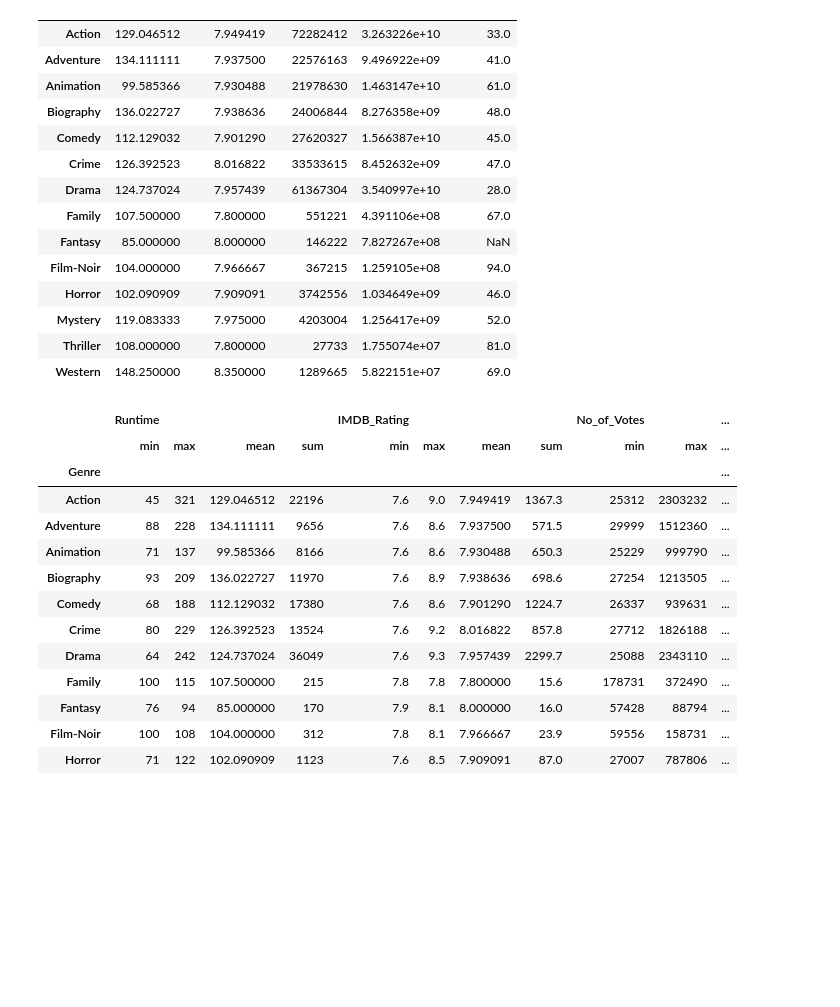
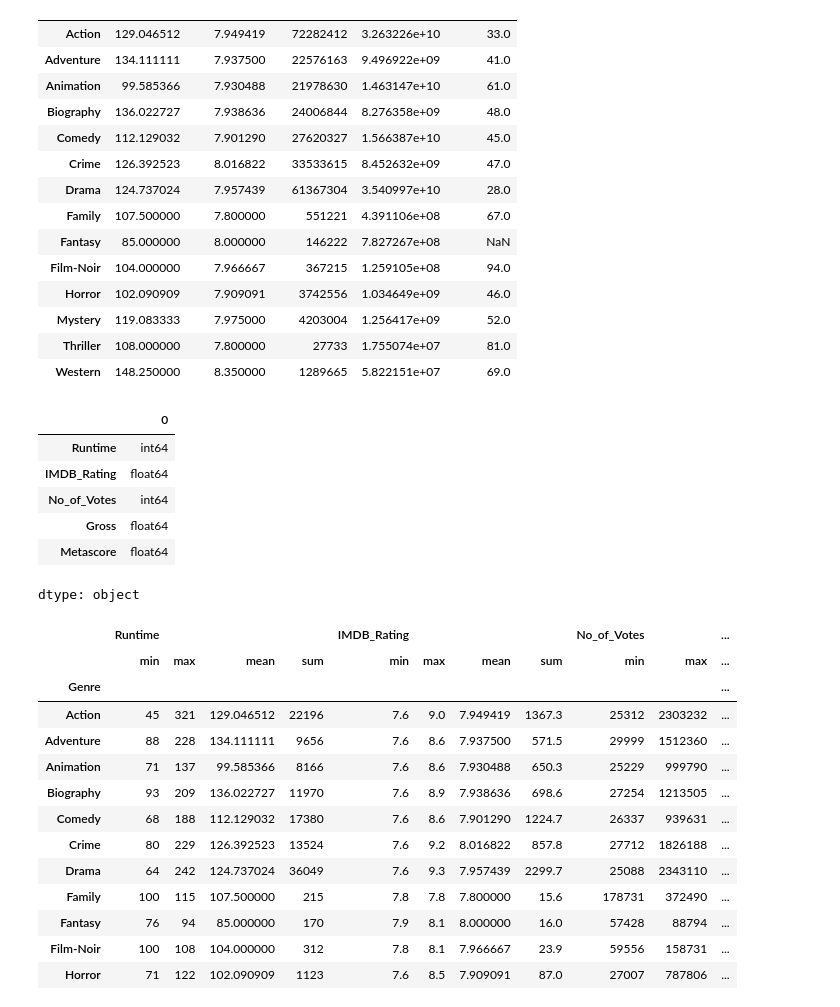
Before and after one commit to 23f2003608/AI-Engineering-Roadmap, a Jupyter notebook: Pandas/pandas_4_groupby_objects.ipynb, the cells around one changed output. Cells and saved outputs as stored; diff of their text form; code cells hidden in the pictures; blank space fills up the shorter version.

```diff
--- a/Pandas/pandas_4_groupby_objects.ipynb
+++ b/Pandas/pandas_4_groupby_objects.ipynb
@@ -277,5 +268,15 @@ genres.agg(
 | Mystery | 119.083333 | 7.975000 | 4203004 | 1.256417e+09 | 52.0 |
 | Thriller | 108.000000 | 7.800000 | 27733 | 1.755074e+07 | 81.0 |
 | Western | 148.250000 | 8.350000 | 1289665 | 5.822151e+07 | 69.0 |
+# %%
+movies[['Runtime','IMDB_Rating','No_of_Votes','Gross','Metascore']].dtypes
+# %% [output]
+|  | 0 |
+| Runtime | int64 |
+| IMDB_Rating | float64 |
+| No_of_Votes | int64 |
+| Gross | float64 |
+| Metascore | float64 |
+dtype: object
 # %%
 # passing list
```
Also changed, not shown: parts of 23 cells of this notebook, 1 other file.
